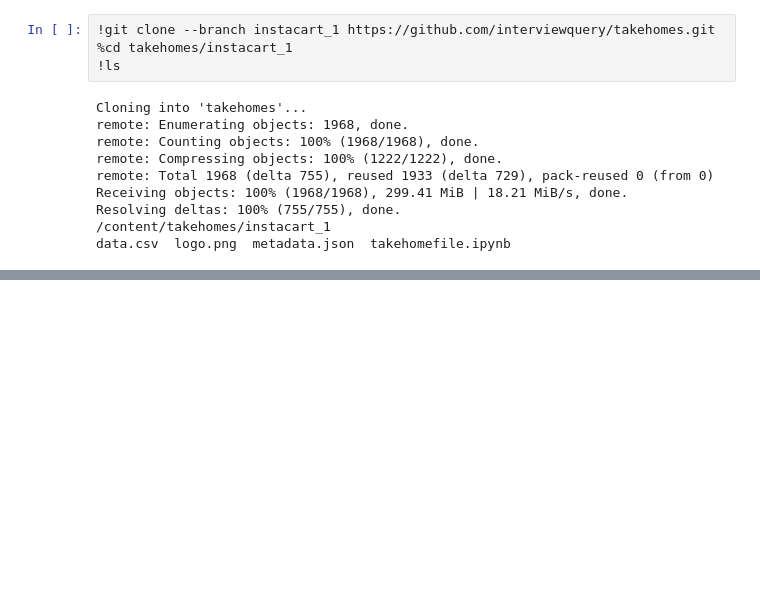
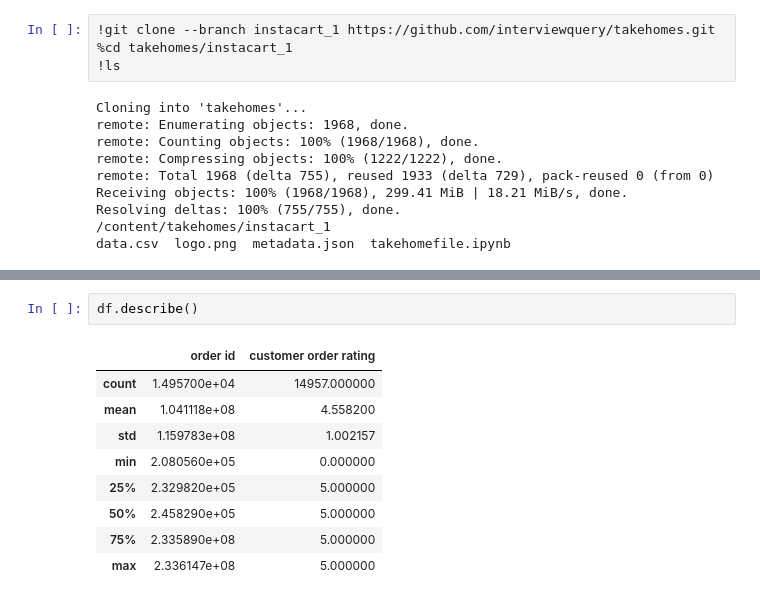
Before and after one commit to PeiZheng224/AI-Powered-Marketing-Content-Pipeline, a Jupyter notebook: instacart_1/takehomefile.ipynb, the cells around one changed output, grey strips where cells are left out. Drawn from its saved outputs; the diff is of its cells as text; blank space fills up the shorter version.

```diff
--- a/instacart_1/takehomefile.ipynb
+++ b/instacart_1/takehomefile.ipynb
@@ -36,0 +51,12 @@ data.csv  logo.png  metadata.json  takehomefile.ipynb
+# %%
+df.describe()
+# %% [output]
+|  | order id | customer order rating |
+| count | 1.495700e+04 | 14957.000000 |
+| mean | 1.041118e+08 | 4.558200 |
+| std | 1.159783e+08 | 1.002157 |
+| min | 2.080560e+05 | 0.000000 |
+| 25% | 2.329820e+05 | 5.000000 |
+| 50% | 2.458290e+05 | 5.000000 |
+| 75% | 2.335890e+08 | 5.000000 |
+| max | 2.336147e+08 | 5.000000 |
```
Also changed, not shown: parts of 6 cells of this notebook.
